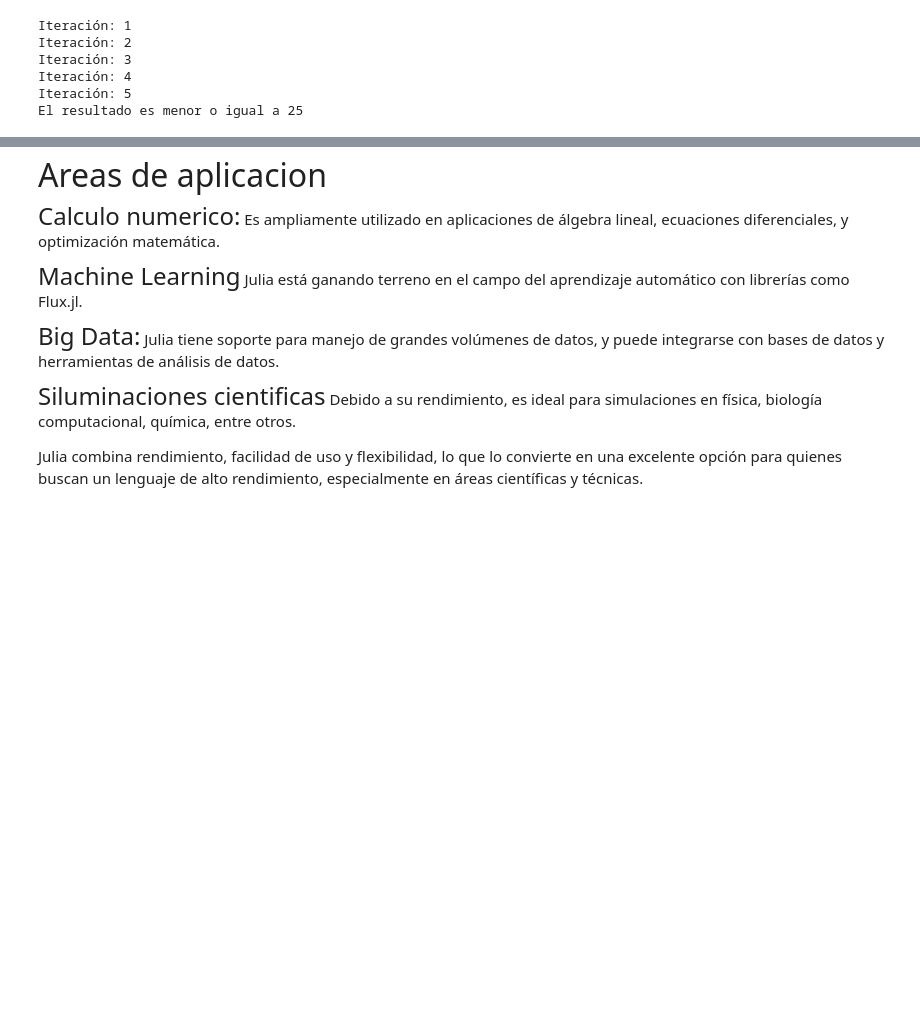
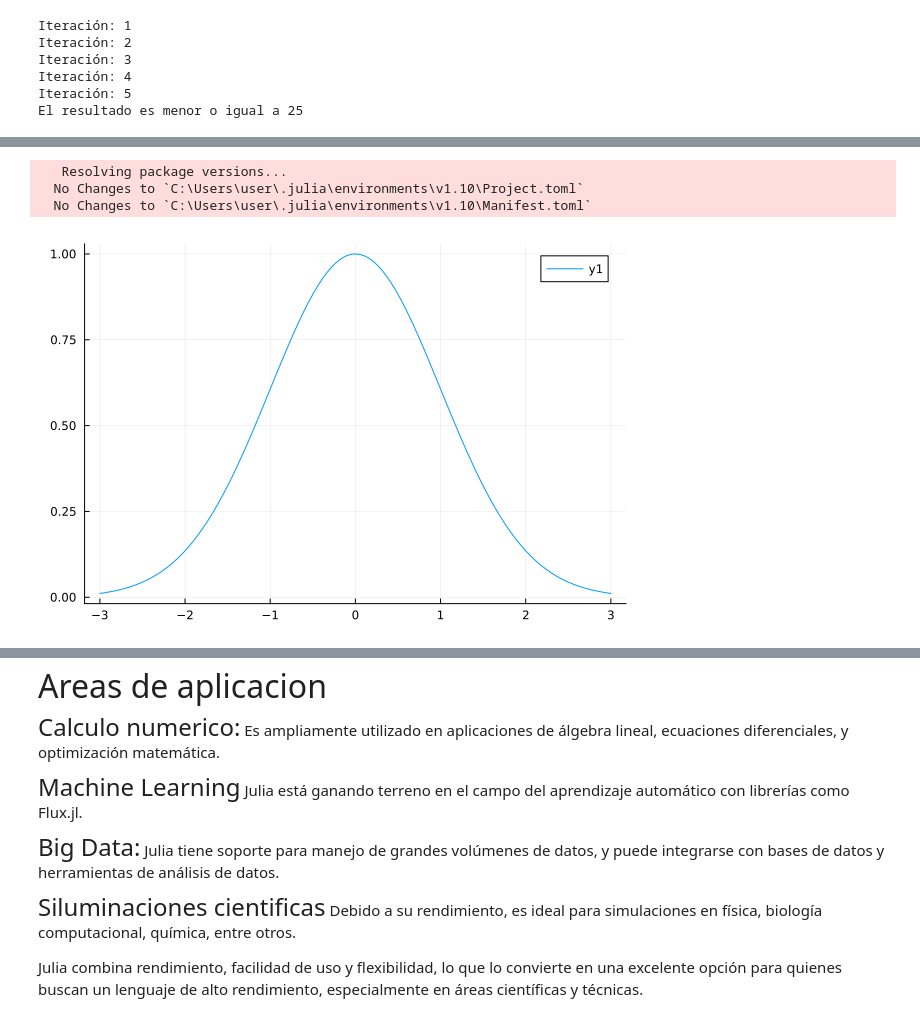
Before and after one commit to FranciscoRoman31/Notebook-Julia, a Jupyter notebook: NotebookJulia.ipynb, the cells around one changed output, grey strips where cells are left out. Saved outputs shown, nothing was run; the diff lists cells and outputs as text; code cells hidden in the pictures; blank space fills up the shorter version.

```diff
--- a/NotebookJulia.ipynb
+++ b/NotebookJulia.ipynb
@@ -66,0 +116,11 @@ El resultado es menor o igual a 25
+# %%
+using Pkg
+Pkg.add("Plots")
+using Plots
+f(x) = exp(-x^2 / 2)
+plot(f, -3, 3)
+# %% [output]
+   Resolving package versions...
+  No Changes to `C:\Users\user\.julia\environments\v1.10\Project.toml`
+  No Changes to `C:\Users\user\.julia\environments\v1.10\Manifest.toml`
+[figure, added]
```
Also changed, not shown: parts of 12 cells of this notebook.
